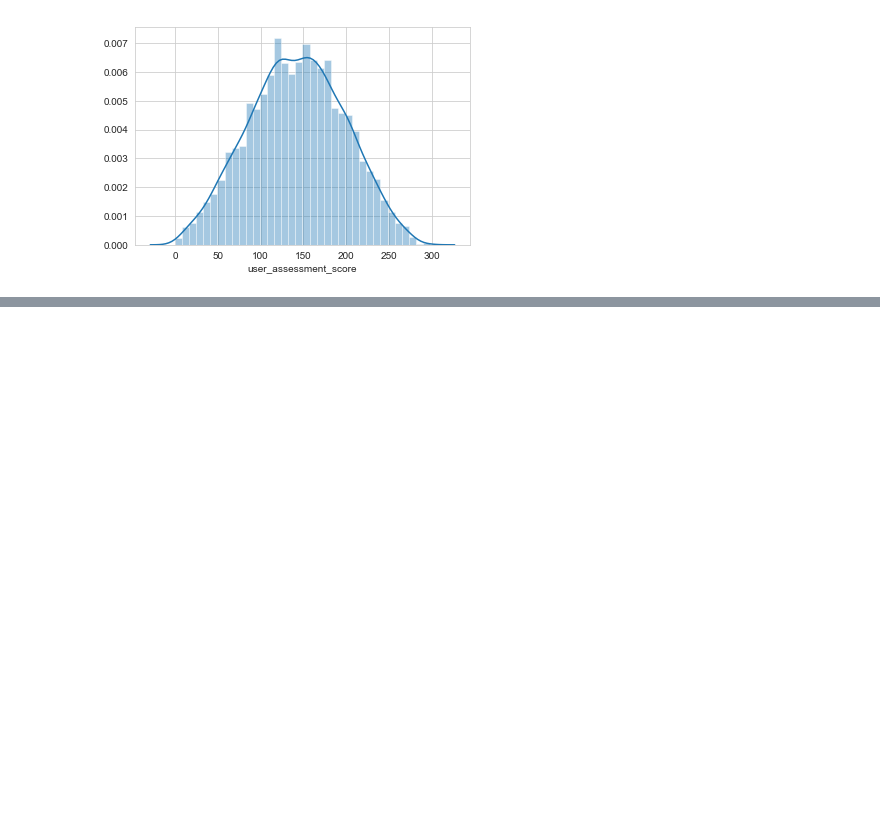
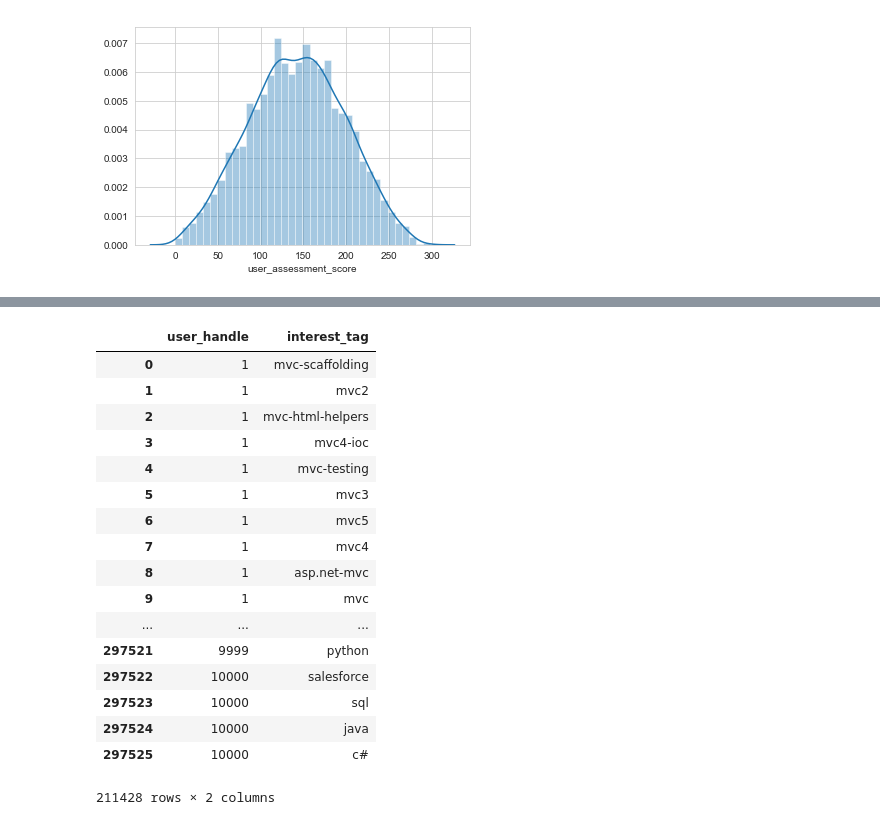
Before and after one commit to amandeepfj/MachineLearningProject, a Jupyter notebook: Data Understanding/DataUnderstanding.ipynb, the cells around one changed output, grey strips where cells are left out. Saved outputs shown, nothing was run; the diff lists cells and outputs as text; code cells hidden in the pictures; blank space fills up the shorter version.

```diff
--- a/Data Understanding/DataUnderstanding.ipynb
+++ b/Data Understanding/DataUnderstanding.ipynb
@@ -232,0 +326,21 @@ sns.distplot(user_assessment_scores['user_assessment_score'].dropna())
+# %%
+user_interests[['user_handle', 'interest_tag']].drop_duplicates()
+# %% [output]
+|  | user_handle | interest_tag |
+| 0 | 1 | mvc-scaffolding |
+| 1 | 1 | mvc2 |
+| 2 | 1 | mvc-html-helpers |
+| 3 | 1 | mvc4-ioc |
+| 4 | 1 | mvc-testing |
+| 5 | 1 | mvc3 |
+| 6 | 1 | mvc5 |
+| 7 | 1 | mvc4 |
+| 8 | 1 | asp.net-mvc |
+| 9 | 1 | mvc |
+| ... | ... | ... |
+| 297521 | 9999 | python |
+| 297522 | 10000 | salesforce |
+| 297523 | 10000 | sql |
+| 297524 | 10000 | java |
+| 297525 | 10000 | c# |
+211428 rows × 2 columns
```
Also changed, not shown: parts of 12 cells of this notebook.
